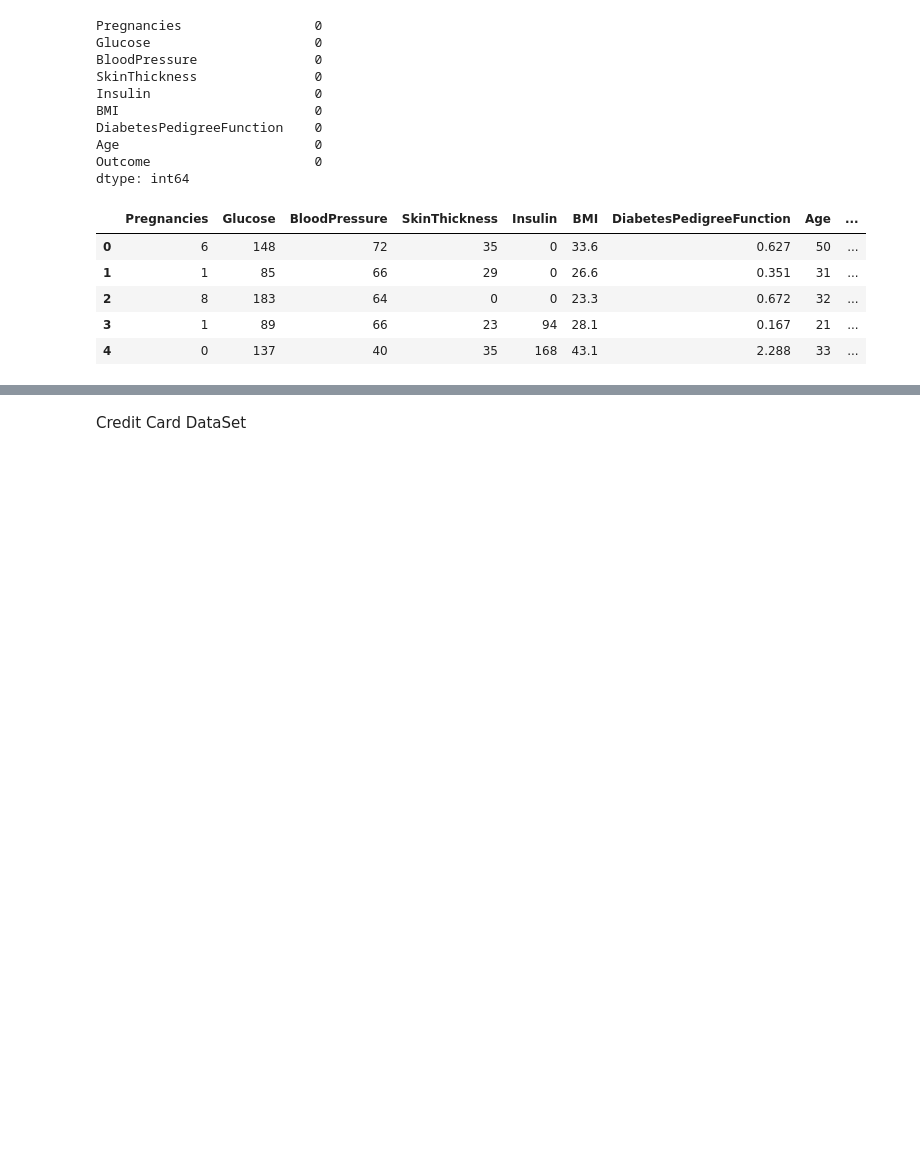
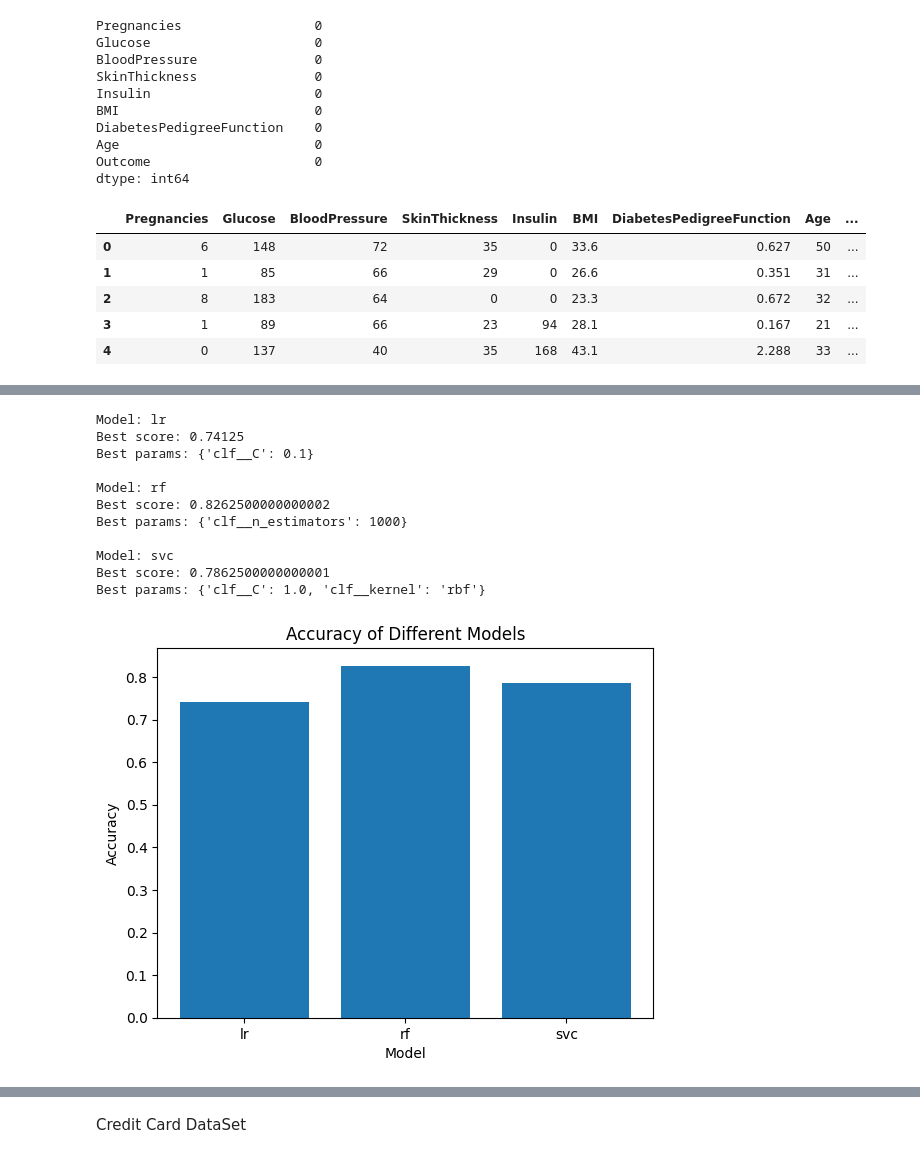
Before and after one commit to moriarais/AutomatingAnalysisModelsAndMisprediction, a Jupyter notebook: models/automate_analysis.ipynb, the cells around one changed output, grey strips where cells are left out. Drawn from its saved outputs; the diff is of its cells as text; code cells hidden in the pictures; blank space fills up the shorter version.

```diff
--- a/models/automate_analysis.ipynb
+++ b/models/automate_analysis.ipynb
@@ -611,5 +639,18 @@ Accuracy: 0.760, Precision: 0.762, Recall: 0.762, F1 score: 0.762
 # %%
-py_different_model(X_train_diabete, X_test_diabete)
+py_different_model(X_train_diabete, Y_train_diabete)
+# %% [output]
+Model: lr
+Best score: 0.74125
+Best params: {'clf__C': 0.1}
+
+Model: rf
+Best score: 0.8262500000000002
+Best params: {'clf__n_estimators': 1000}
+
+Model: svc
+Best score: 0.7862500000000001
+Best params: {'clf__C': 1.0, 'clf__kernel': 'rbf'}
+[figure, added]
 # %%
 py_visualization(X_train_diabete, X_test_diabete, Y_train_diabete, Y_test_diabete)
 # %% [output]
```
Also changed, not shown: parts of 15 cells of this notebook.
